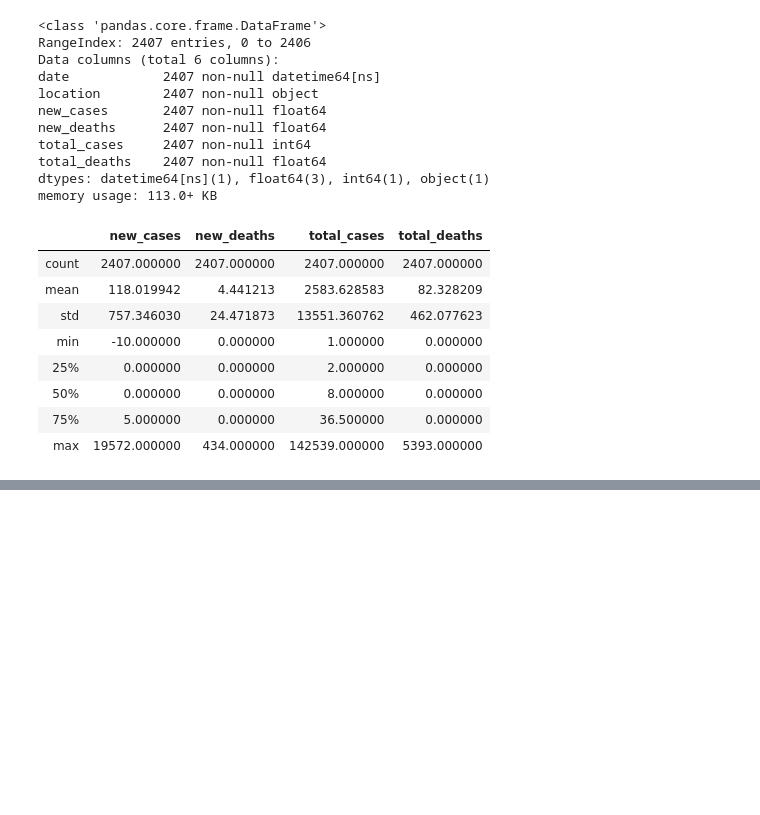
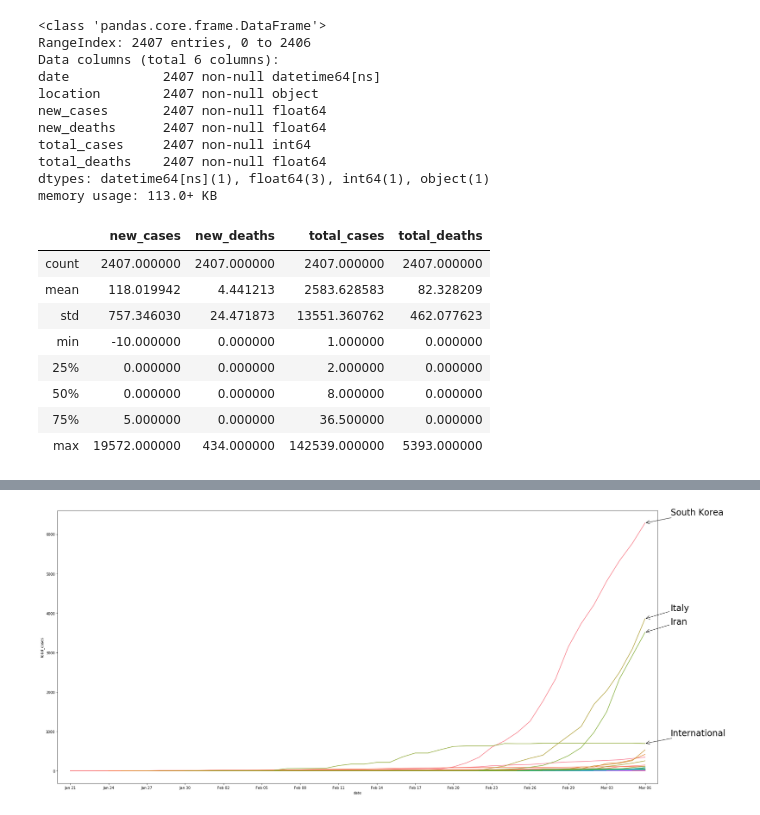
Before and after one commit to MohammedAlawami/corona-data-challenge, a Jupyter notebook: coronavirus_analysis.ipynb, the cells around one changed output, grey strips where cells are left out. Saved outputs shown, nothing was run; the diff lists cells and outputs as text; code cells hidden in the pictures; blank space fills up the shorter version.

```diff
--- a/coronavirus_analysis.ipynb
+++ b/coronavirus_analysis.ipynb
@@ -125,0 +144,23 @@ ax = sns.lineplot(x="date", y="total_cases", hue="location", legend=False,  data
+# %%
+plt.figure(figsize = (30, 14))
+
+one_week_ago = no_china_dataset[no_china_dataset.date < '2020-03-7']
+highest_countries_last_week = one_week_ago.nlargest(4, ['date', 'total_cases']).reset_index()
+highest_countries_last_week
+
+ax = sns.lineplot(x="date", y="total_cases", hue="location", legend=False,  data=one_week_ago)
+
+ax.xaxis_date()
+ax.xaxis.set_major_locator(mdates.DayLocator(interval=3))
+ax.xaxis.set_major_formatter(DateFormatter('%b %d'))
+
+ax.set_xlim([one_week_ago.date.min() - datetime.timedelta(days=1), one_week_ago.date.max() + datetime.timedelta(days=1)])
+
+for i in range(4):
+    ax.annotate(highest_countries_last_week.iloc[i].location,
+                xy=(one_week_ago.date.max(), highest_countries_last_week.iloc[i].total_cases), fontsize=24,
+                xytext=(one_week_ago.date.max() + datetime.timedelta(days=2),
+                        highest_countries_last_week.iloc[i].total_cases + 200),
+                arrowprops=dict(facecolor='black', arrowstyle="->"));
+# %% [output]
+[figure, added]
```
Also changed, not shown: parts of 14 cells of this notebook.
